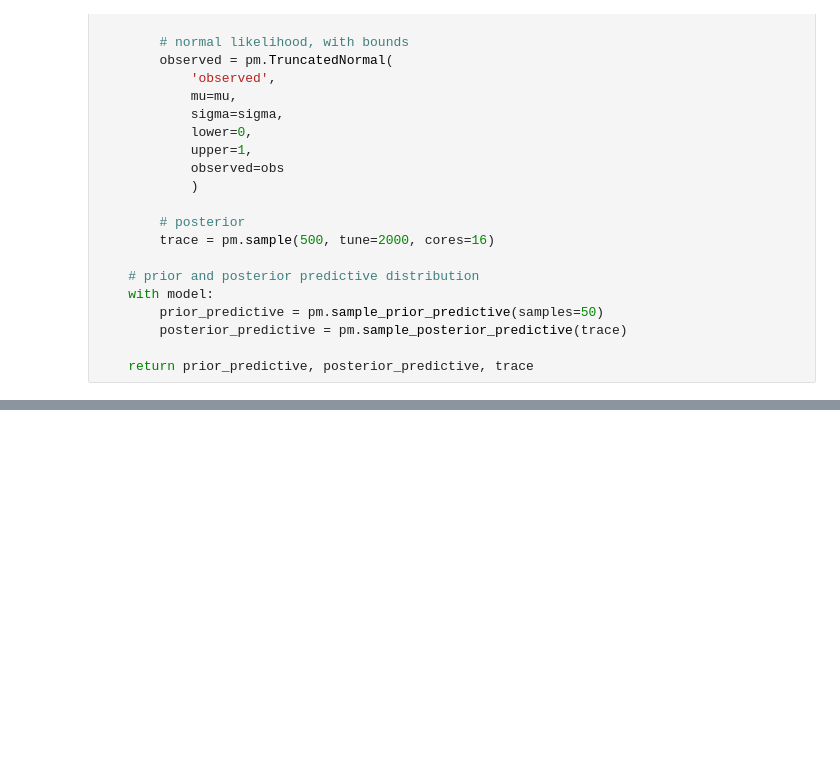
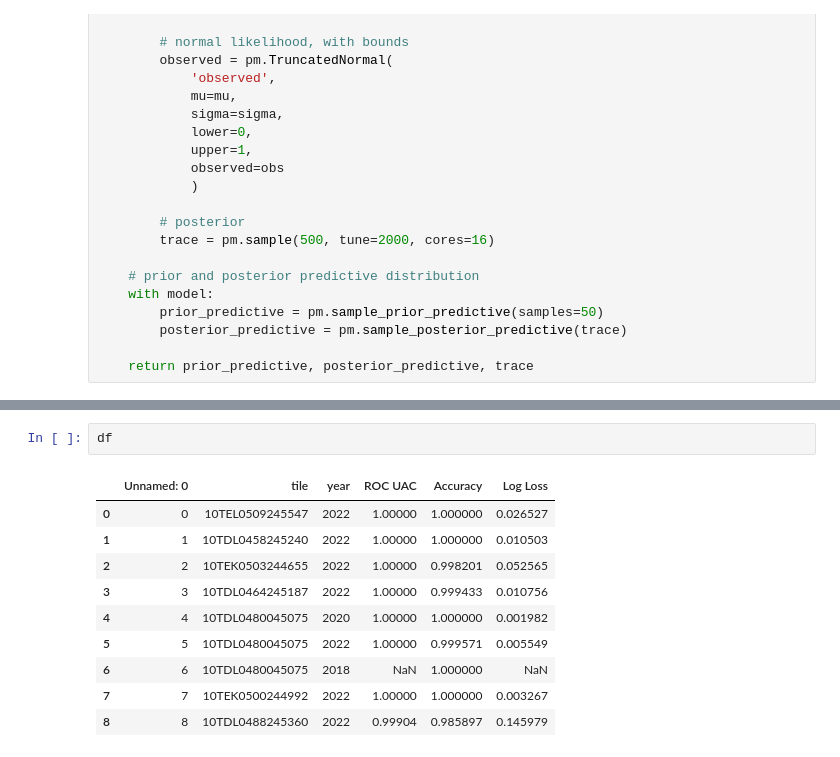
Before and after one commit to kulpojke/tree-mortality, a Jupyter notebook: src/test_geographic_outlier.ipynb, the cells around one changed output, grey strips where cells are left out. Saved outputs shown, nothing was run; the diff lists cells and outputs as text; blank space fills up the shorter version.

```diff
--- a/src/test_geographic_outlier.ipynb
+++ b/src/test_geographic_outlier.ipynb
@@ -154,0 +174,13 @@ NameError: name 'trace' is not defined
+# %%
+df
+# %% [output]
+|  | Unnamed: 0 | tile | year | ROC UAC | Accuracy | Log Loss |
+| 0 | 0 | 10TEL0509245547 | 2022 | 1.00000 | 1.000000 | 0.026527 |
+| 1 | 1 | 10TDL0458245240 | 2022 | 1.00000 | 1.000000 | 0.010503 |
+| 2 | 2 | 10TEK0503244655 | 2022 | 1.00000 | 0.998201 | 0.052565 |
+| 3 | 3 | 10TDL0464245187 | 2022 | 1.00000 | 0.999433 | 0.010756 |
+| 4 | 4 | 10TDL0480045075 | 2020 | 1.00000 | 1.000000 | 0.001982 |
+| 5 | 5 | 10TDL0480045075 | 2022 | 1.00000 | 0.999571 | 0.005549 |
+| 6 | 6 | 10TDL0480045075 | 2018 | NaN | 1.000000 | NaN |
+| 7 | 7 | 10TEK0500244992 | 2022 | 1.00000 | 1.000000 | 0.003267 |
+| 8 | 8 | 10TDL0488245360 | 2022 | 0.99904 | 0.985897 | 0.145979 |
```
Also changed, not shown: parts of 15 cells of this notebook, 1 other file.
